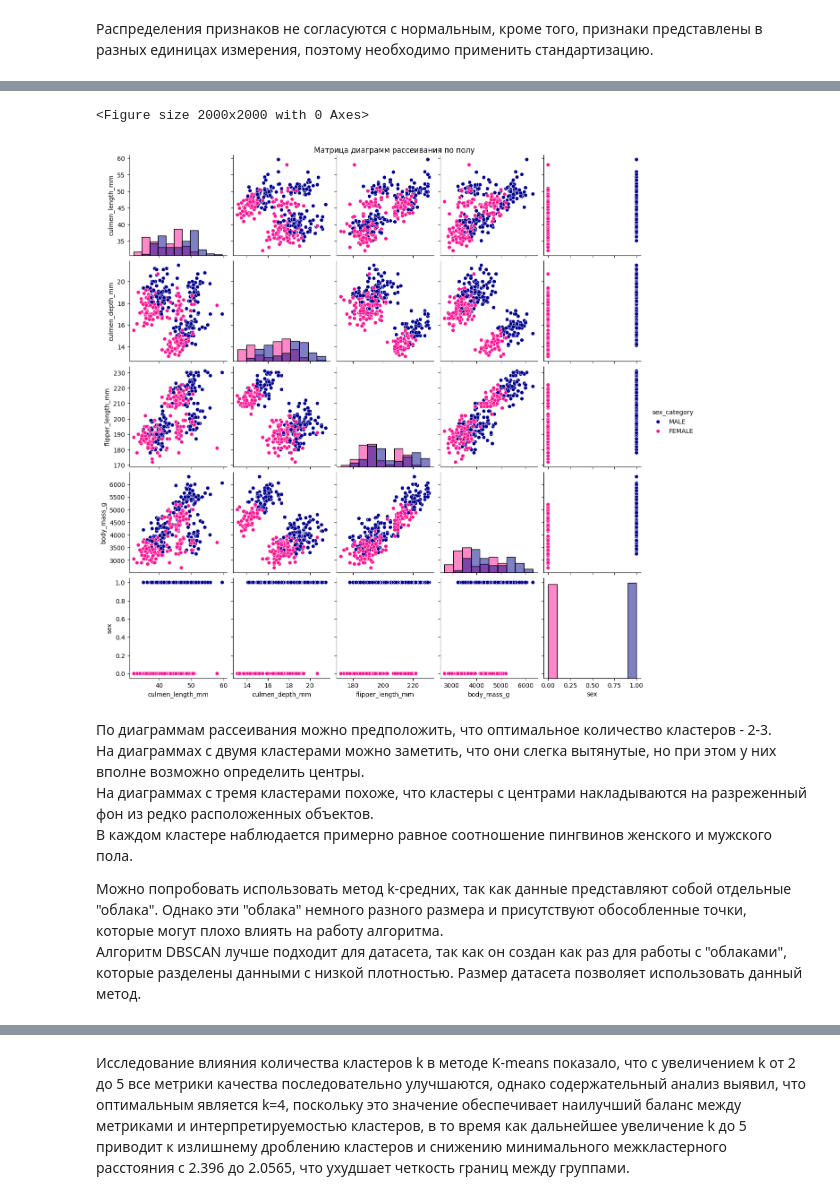
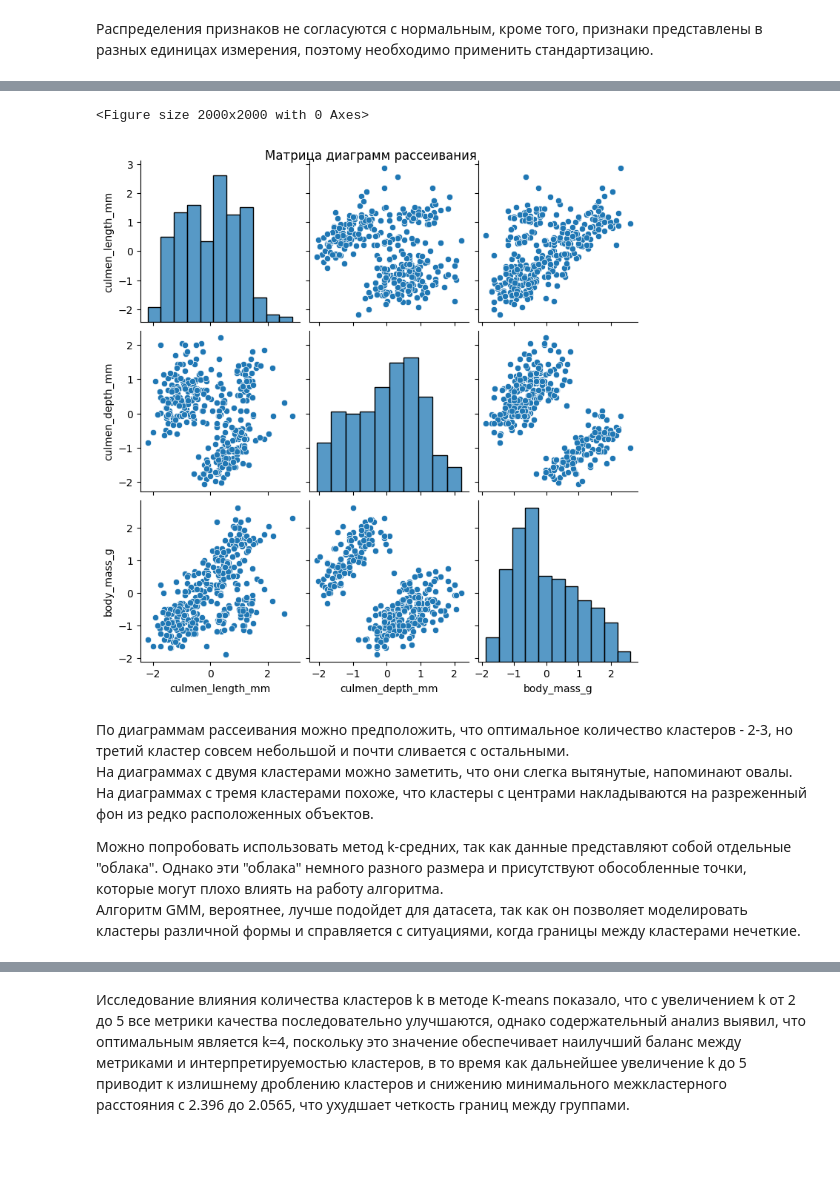
Before and after one commit to vchkashka/-_4, a Jupyter notebook: lab4_penguins.ipynb, the cells around one changed output, grey strips where cells are left out. Drawn from its saved outputs; the diff is of its cells as text; code cells hidden in the pictures; blank space fills up the shorter version.

```diff
--- a/lab4_penguins.ipynb
+++ b/lab4_penguins.ipynb
@@ -61,13 +63,17 @@ dtype: int64
 Пропущенные значения составляют не более 5% данных (примерно 2.6 %), следовательно, их можно просто удалить.
 # %%
 df = df.dropna(subset=['culmen_length_mm', 'culmen_depth_mm',
-                           'flipper_length_mm', 'body_mass_g'])
+                        'flipper_length_mm', 'body_mass_g'])
 
 df = df.dropna(subset=['sex'])
 
-df['sex'] = df['sex'].map({'FEMALE': 0, 'MALE': 1, '.': 1})
+print('Проверка пропущенных значений:\n', df.isnull().sum())
 
-print('Проверка пропущенных значений:\n', df.isnull().sum())
+df_with_class = df_with_class.dropna(subset=['culmen_length_mm', 'culmen_depth_mm',
+                                             'flipper_length_mm', 'body_mass_g'])
+df_with_class = df_with_class.dropna(subset=['sex'])
+
+print('Проверка пропущенных значений:\n', df_with_class.isnull().sum())
 # %% [output]
 Проверка пропущенных значений:
  culmen_length_mm     0
@@ -109,7 +125,7 @@ print(df[df["flipper_length_mm"] < 0])
 # %% [markdown]
 В flipper_length_mm всего 2 выброса, поэтому, действительно, можно просто исключить их.
 # %%
-df = df.drop([9, 14])
+# df = df.drop([9, 14])
 
 print("Размер датасета:", df.shape)
 # %% [output]
@@ -119,13 +145,16 @@ print("Размер датасета:", df.shape)
 # %%
+numerical_features2 = ['culmen_length_mm', 'culmen_depth_mm',
+                       'body_mass_g']
+
 print("Дескриптивный анализ:")
 
 summary = pd.DataFrame({
-    "Среднее": df.mean(numeric_only=True),
-    "Медиана": df.median(numeric_only=True),
-    "Мода": df.mode().iloc[0],
-    "Ст. отклонение": df.std(numeric_only=True),
-    "Мин": df.min(),
-    "Макс": df.max()
+    "Среднее": df[numerical_features2].mean(numeric_only=True),
+    "Медиана": df[numerical_features2].median(numeric_only=True),
+    "Мода": df[numerical_features2].mode().iloc[0],
+    "Ст. отклонение": df[numerical_features2].std(numeric_only=True),
+    "Мин": df[numerical_features2].min(),
+    "Макс": df[numerical_features2].max()
 })
 
 print(summary.round(2))
@@ -147,8 +174,8 @@ plt.show()
 Распределения признаков не согласуются с нормальным, кроме того, признаки представлены в разных единицах измерения, поэтому необходимо применить стандартизацию.
 # %%
 scaler = StandardScaler()
-X_scaled = scaler.fit_transform(df)
-df_scaled = pd.DataFrame(X_scaled, columns=df.columns)
+X_scaled = scaler.fit_transform(df[numerical_features2])
+df_scaled = pd.DataFrame(X_scaled, columns=df[numerical_features2].columns)
 
 print("Статистика после обработки:")
 print(df_scaled.describe().round(2))
@@ -176,24 +193,18 @@ max      0.99
 # %%
-df_original_plot = df.copy()
-df_original_plot['sex_category'] = df_original_plot['sex'].map({0: 'FEMALE', 1: 'MALE'})
-
 plt.figure(figsize=(20, 20))
-sns.pairplot(df_original_plot, hue='sex_category',
-             palette={'FEMALE': 'deeppink', 'MALE': 'darkblue'},
-             diag_kind='hist')
-plt.suptitle('Матрица диаграмм рассеивания по полу', y=1)
+sns.pairplot(df_scaled)
+plt.suptitle('Матрица диаграмм рассеивания', y=1)
 plt.show()
 # %% [output]
 <Figure size 2000x2000 with 0 Axes>
-[figure, old version]
+[figure, new version]
 # %% [markdown]
-По диаграммам рассеивания можно предположить, что оптимальное количество кластеров - 2-3.<br>
-На диаграммах с двумя кластерами можно заметить, что они слегка вытянутые, но при этом у них вполне возможно определить центры.<br>
+По диаграммам рассеивания можно предположить, что оптимальное количество кластеров - 2-3, но третий кластер совсем небольшой и почти сливается с остальными.<br>
+На диаграммах с двумя кластерами можно заметить, что они слегка вытянутые, напоминают овалы.<br>
 На диаграммах с тремя кластерами похоже, что кластеры с центрами накладываются на разреженный фон из редко расположенных объектов.<br>
-В каждом кластере наблюдается примерно равное соотношение пингвинов женского и мужского пола.
 
 Можно попробовать использовать метод k-средних, так как данные представляют собой отдельные "облака". Однако эти "облака" немного разного размера и присутствуют обособленные точки, которые могут плохо влиять на работу алгоритма.<br>
-Алгоритм DBSCAN лучше подходит для датасета, так как он создан как раз для работы с "облаками", которые разделены данными с низкой плотностью. Размер датасета позволяет использовать данный метод.<br>
+Алгоритм GMM, вероятнее, лучше подойдет для датасета, так как он позволяет моделировать кластеры различной формы и справляется с ситуациями, когда границы между кластерами нечеткие.<br>
 # %%
 inertia = []
 for k in range(1, 11):
```
Also changed, not shown: parts of 23 cells of this notebook, 1 other file.
